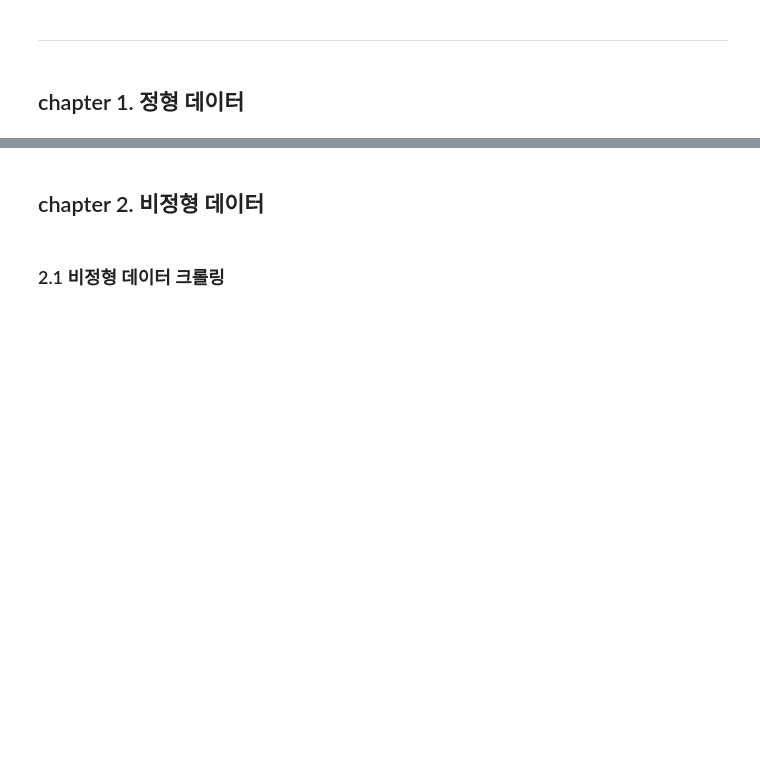
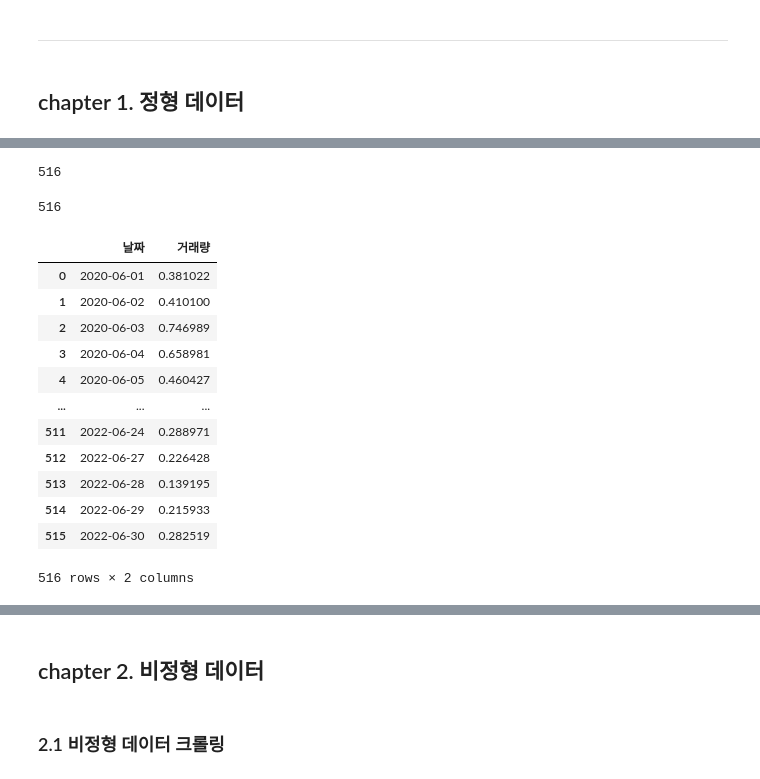
Before and after one commit to NewYorkKim/KRX_2022, a Jupyter notebook: master/제1회 KRX 금융 빅데이터 활용 아이디어 경진대회.ipynb, the cells around one changed output, grey strips where cells are left out. Cells and saved outputs as stored; diff of their text form; code cells hidden in the pictures; blank space fills up the shorter version.

```diff
--- a/master/제1회 KRX 금융 빅데이터 활용 아이디어 경진대회.ipynb
+++ b/master/제1회 KRX 금융 빅데이터 활용 아이디어 경진대회.ipynb
@@ -48,0 +54,40 @@
+# %%
+start_date = "20200601"
+end_date = "20220630"
+
+df = stock.get_market_ohlcv(start_date, end_date, '005930').reset_index()[['날짜', '거래량']]
+df['거래량'] = 0 # 빈공간 생성
+
+for code in codes:
+    df['거래량'] += stock.get_market_ohlcv(start_date, end_date, code)['거래량'].values
+len(df)
+# %% [output]
+516
+# %%
+stocks = []
+for date in df['날짜'].dt.strftime("%Y%m%d"):
+    df2 = stock.get_market_cap(date)
+    stocks.append(sum(df2.loc[codes, '상장주식수']))
+len(stocks)
+# %% [output]
+516
+# %%
+df['거래량'] = np.log(df['거래량'])
+stock_log = np.log(np.array(stocks) / 30)
+df['거래량'] = round(df['거래량'] / stock_log, 5)
+df['거래량'] = (df['거래량'] - min(df['거래량'])) /(max(df['거래량']) - min(df['거래량']))
+df
+# %% [output]
+|  | 날짜 | 거래량 |
+| 0 | 2020-06-01 | 0.381022 |
+| 1 | 2020-06-02 | 0.410100 |
+| 2 | 2020-06-03 | 0.746989 |
+| 3 | 2020-06-04 | 0.658981 |
+| 4 | 2020-06-05 | 0.460427 |
+| ... | ... | ... |
+| 511 | 2022-06-24 | 0.288971 |
+| 512 | 2022-06-27 | 0.226428 |
+| 513 | 2022-06-28 | 0.139195 |
+| 514 | 2022-06-29 | 0.215933 |
+| 515 | 2022-06-30 | 0.282519 |
+516 rows × 2 columns
```
Also changed, not shown: parts of 12 cells of this notebook, 4 other files.
